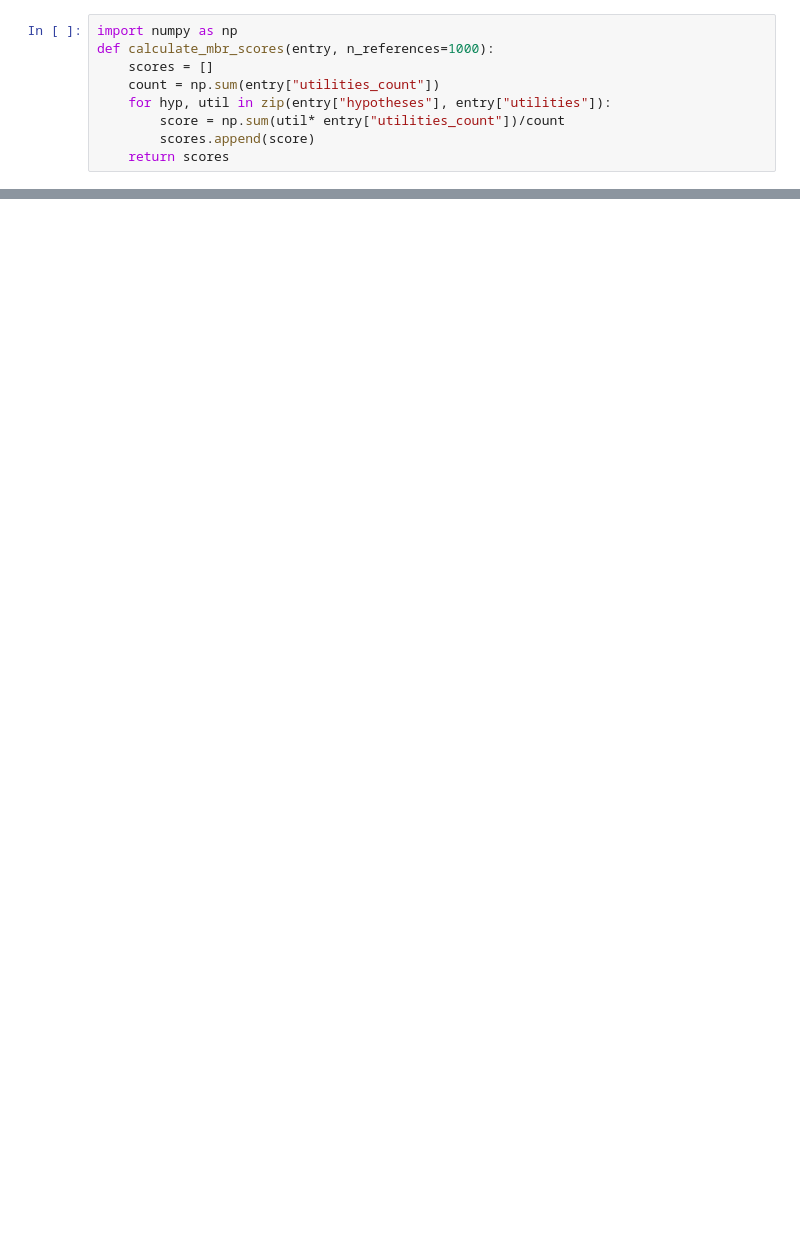
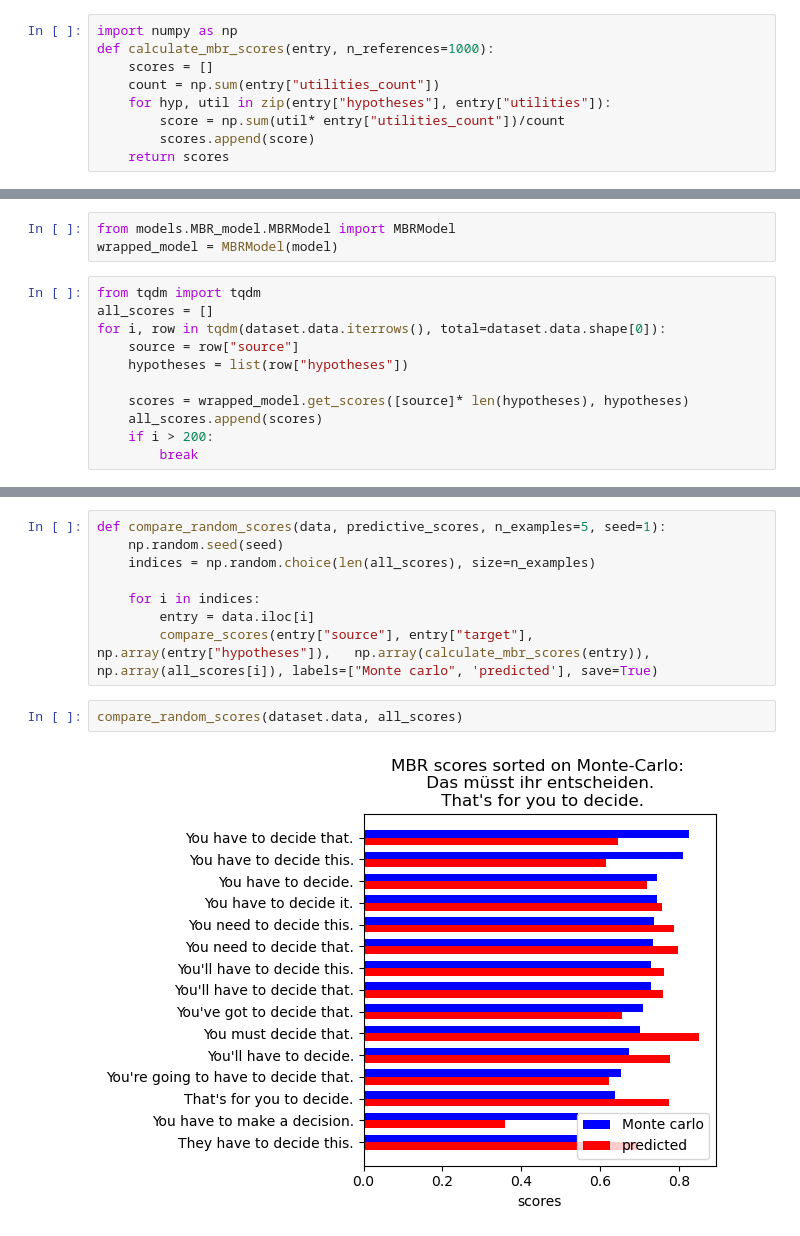
Before and after one commit to gersonfoks/master-thesis, a Jupyter notebook: notebooks/comparing MBR and predictive model.ipynb, the cells around one changed output, grey strips where cells are left out. Cells and saved outputs as stored; diff of their text form; blank space fills up the shorter version.

```diff
--- a/notebooks/comparing MBR and predictive model.ipynb
+++ b/notebooks/comparing MBR and predictive model.ipynb
@@ -100,0 +71,14 @@ def visualize_scores_compared(hypotheses, scores):
+# %%
+from models.MBR_model.MBRModel import MBRModel
+wrapped_model = MBRModel(model)
+# %%
+from tqdm import tqdm
+all_scores = []
+for i, row in tqdm(dataset.data.iterrows(), total=dataset.data.shape[0]):
+    source = row["source"]
+    hypotheses = list(row["hypotheses"])
+
+    scores = wrapped_model.get_scores([source]* len(hypotheses), hypotheses)
+    all_scores.append(scores)
+    if i > 200:
+        break
@@ -100,0 +160,12 @@ def visualize_scores_compared(hypotheses, scores):
+# %%
+def compare_random_scores(data, predictive_scores, n_examples=5, seed=1):
+    np.random.seed(seed)
+    indices = np.random.choice(len(all_scores), size=n_examples)
+
+    for i in indices:
+        entry = data.iloc[i]
+        compare_scores(entry["source"], entry["target"], np.array(entry["hypotheses"]),   np.array(calculate_mbr_scores(entry)), np.array(all_scores[i]), labels=["Monte carlo", 'predicted'], save=True)
+# %%
+compare_random_scores(dataset.data, all_scores)
+# %% [output]
+[figure, added]
```
Also changed, not shown: parts of 10 cells of this notebook, 20 other files.
